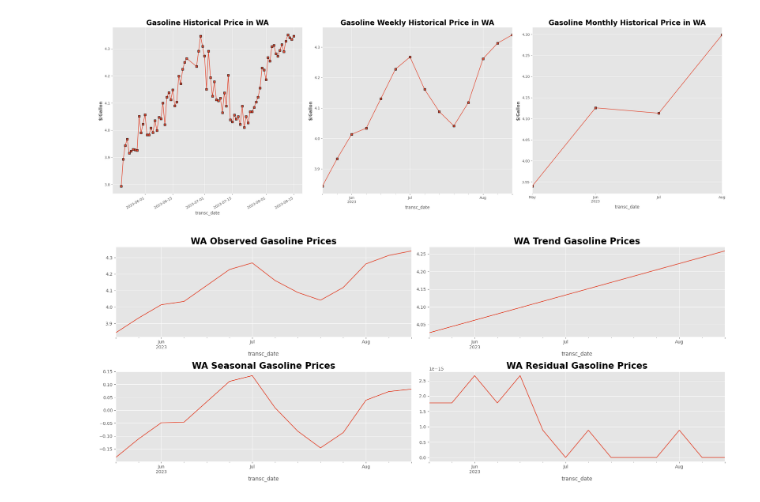
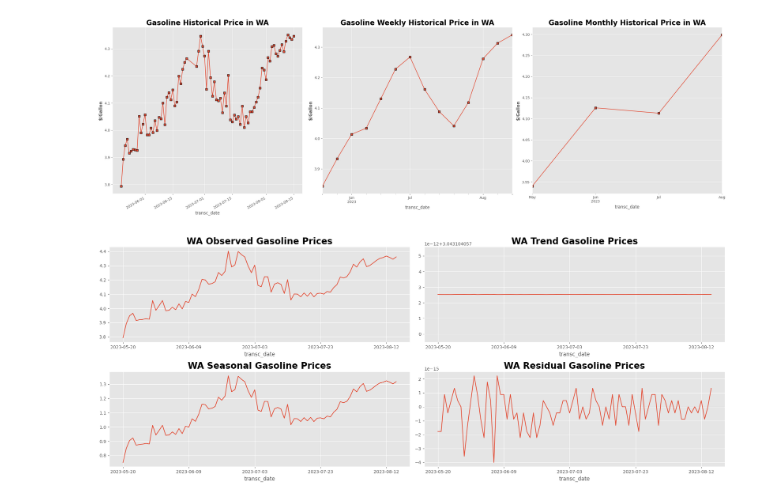
Before and after one commit to OdinProjectI/GasolinePricesAnalysis, a Jupyter notebook: ODINProjectGasolinePricesAnalysis.ipynb, the cells around one changed output. Cells and saved outputs as stored; diff of their text form; code cells hidden in the pictures.

```diff
--- a/ODINProjectGasolinePricesAnalysis.ipynb
+++ b/ODINProjectGasolinePricesAnalysis.ipynb
@@ -268,24 +307,24 @@ plt.tight_layout()
 # %% [output]
 [figure]
 # %%
-stl: 'STL' = STL(gasprices_df.query("state == 'WA' ").groupby('transc_date')['price'].mean().resample('W').mean().interpolate(), period=7).fit()
+stl: 'STL' = STL(gasprices_df.query("state == 'WA' ").groupby('transc_date')['price'].mean(), period=365).fit()
 fig = plt.figure(figsize=(20,8))
 ax = fig.add_subplot(2,2,1)
 stl.observed.plot(ax=ax)
 ax.set_title("WA Observed Gasoline Prices", fontweight='bold', fontsize=20)
 
 ax = fig.add_subplot(2,2,2)
 stl.trend.plot(ax=ax)
 ax.set_title("WA Trend Gasoline Prices", fontweight='bold', fontsize=20)
 
 ax = fig.add_subplot(2,2,3)
 stl.seasonal.plot(ax=ax)
 ax.set_title("WA Seasonal Gasoline Prices", fontweight='bold', fontsize=20)
 
 ax = fig.add_subplot(2,2,4)
 stl.resid.plot(ax=ax)
 ax.set_title("WA Residual Gasoline Prices", fontweight='bold', fontsize=20)
 
 plt.tight_layout()
 # %% [output]
-[figure, old version]
+[figure, new version]
```
Also changed, not shown: parts of 13 cells of this notebook.
